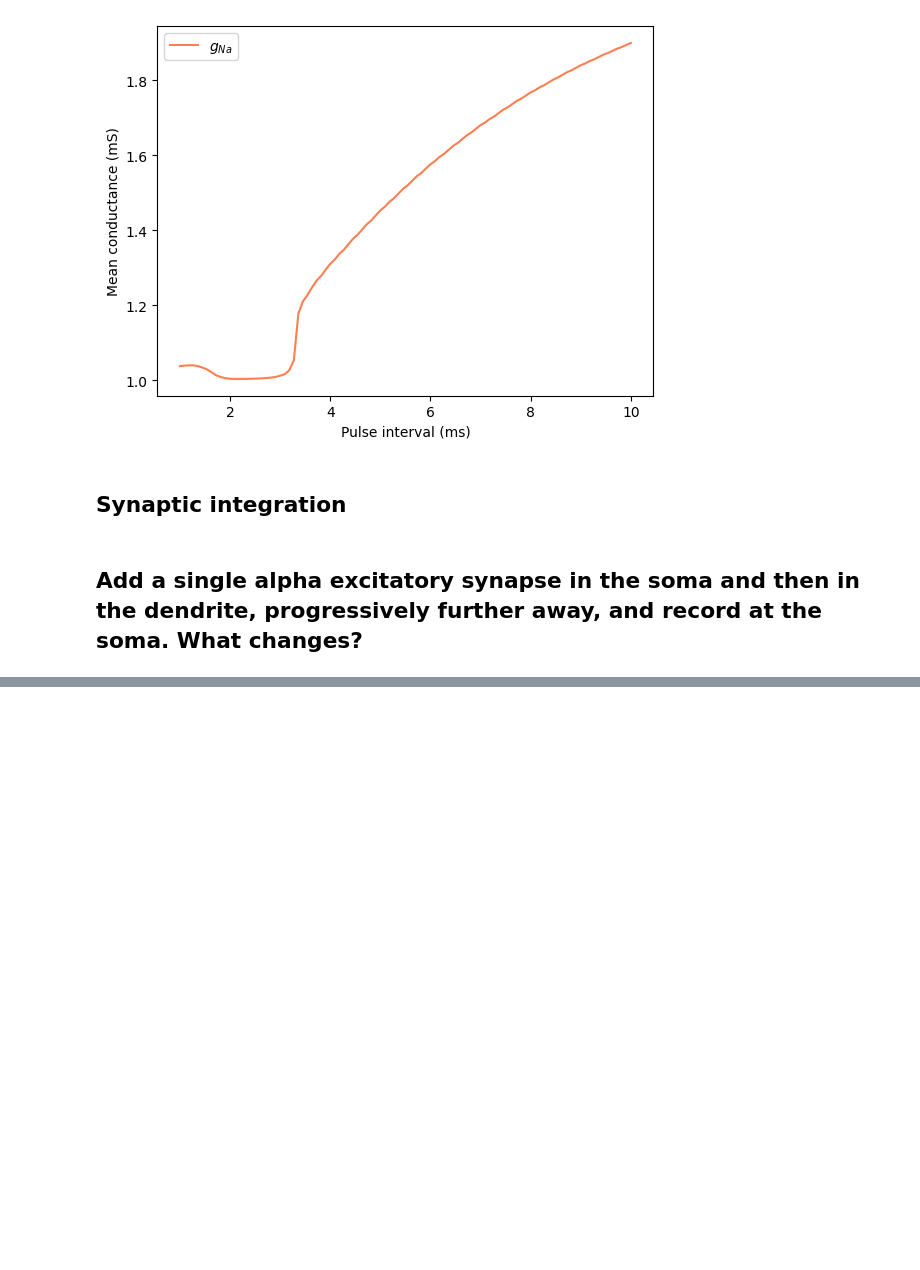
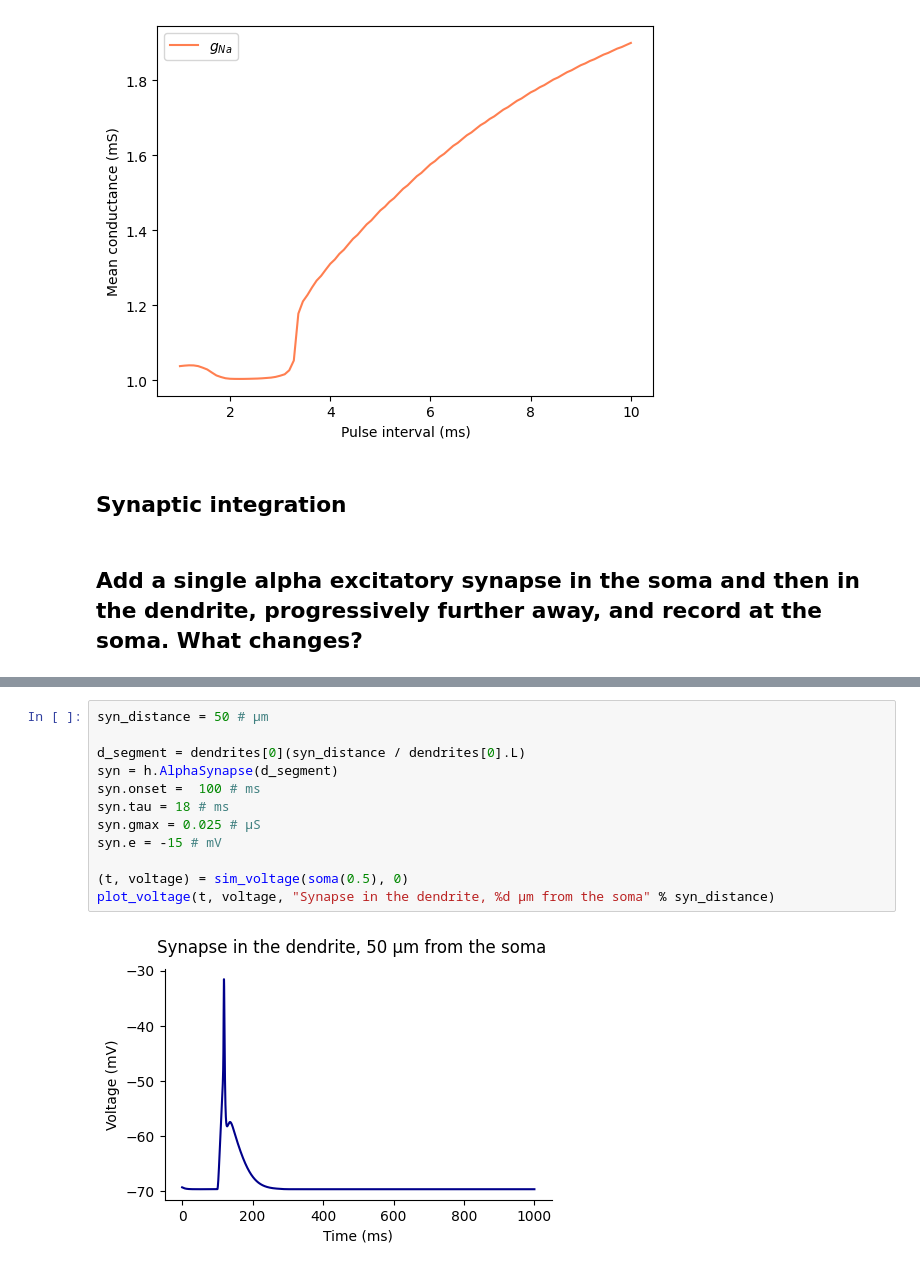
Before and after one commit to mkollo/NEURON_DEMO, a Jupyter notebook: NEURON_demo.ipynb, the cells around one changed output, grey strips where cells are left out. Drawn from its saved outputs; the diff is of its cells as text; blank space fills up the shorter version.

```diff
--- a/NEURON_demo.ipynb
+++ b/NEURON_demo.ipynb
@@ -525,0 +559,14 @@ plot_voltage_response(t, voltage, current, "Big cell with HH axon and passive so
+# %%
+syn_distance = 50 # µm
+
+d_segment = dendrites[0](syn_distance / dendrites[0].L)
+syn = h.AlphaSynapse(d_segment)
+syn.onset =  100 # ms
+syn.tau = 18 # ms
+syn.gmax = 0.025 # µS
+syn.e = -15 # mV
+
+(t, voltage) = sim_voltage(soma(0.5), 0)
+plot_voltage(t, voltage, "Synapse in the dendrite, %d µm from the soma" % syn_distance)
+# %% [output]
+[figure, added]
```
Also changed, not shown: parts of 20 cells of this notebook.
